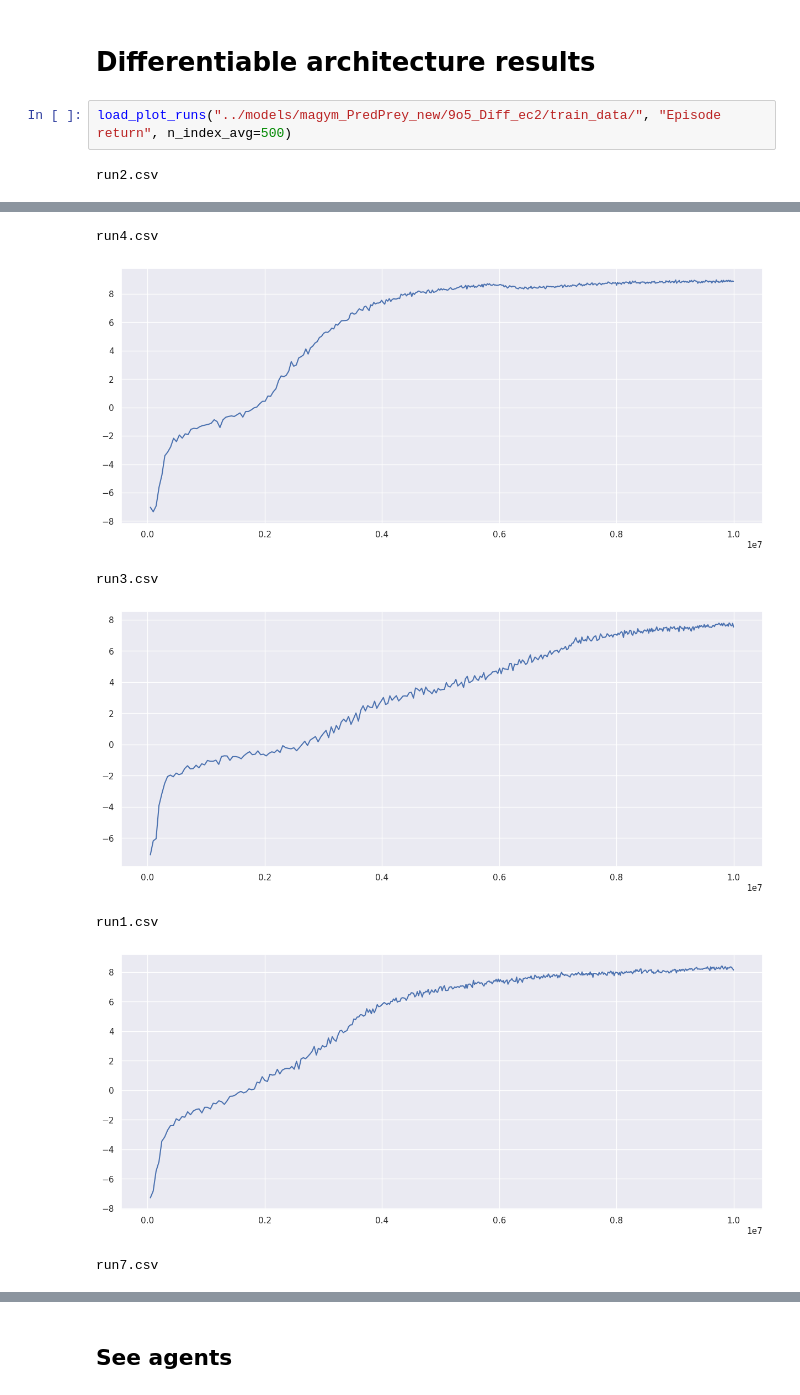
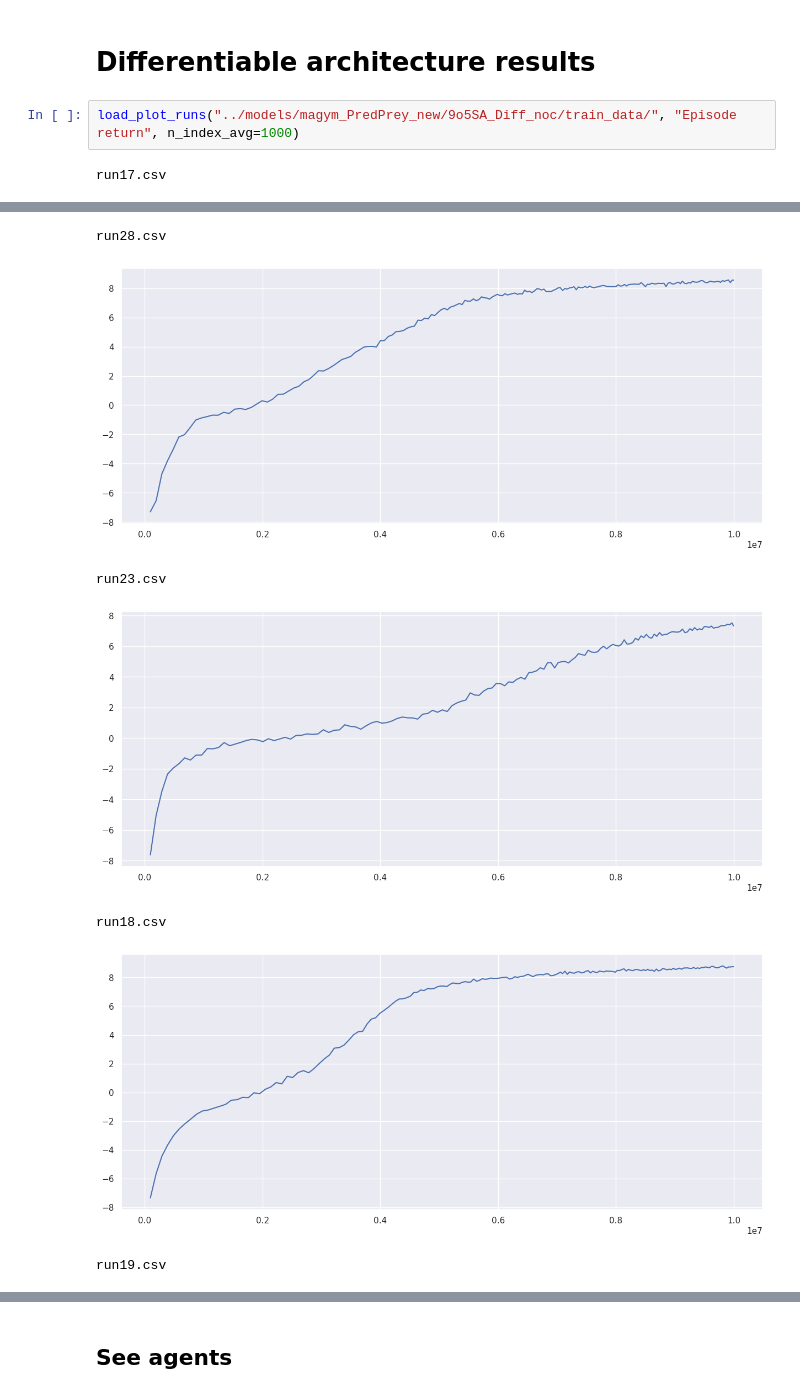
Before and after one commit to Maxtoq/MADRL-PhD-Thesis-Code, a Jupyter notebook: results/LAMARL Graphs.ipynb, the cells around one changed output, grey strips where cells are left out. Cells and saved outputs as stored; diff of their text form.

```diff
--- a/results/LAMARL Graphs.ipynb
+++ b/results/LAMARL Graphs.ipynb
@@ -359,6 +374,6 @@ ad_no_12[ad_no_12["Step"] == 25000]
 # %% [markdown]
 # Differentiable architecture results
 # %%
-load_plot_runs("../models/magym_PredPrey_new/9o5_Diff_ec2/train_data/", "Episode return", n_index_avg=500)
+load_plot_runs("../models/magym_PredPrey_new/9o5SA_Diff_noc/train_data/", "Episode return", n_index_avg=1000)
 # %% [output]
-run2.csv
+run17.csv
@@ -366,7 +381,7 @@ run2.csv
-run4.csv
+run28.csv
-[figure, old version]
+[figure, new version]
-run3.csv
+run23.csv
-[figure, old version]
+[figure, new version]
-run1.csv
+run18.csv
-[figure, old version]
+[figure, new version]
-run7.csv
+run19.csv
```
Also changed, not shown: parts of 10 cells of this notebook, 3 other files.
